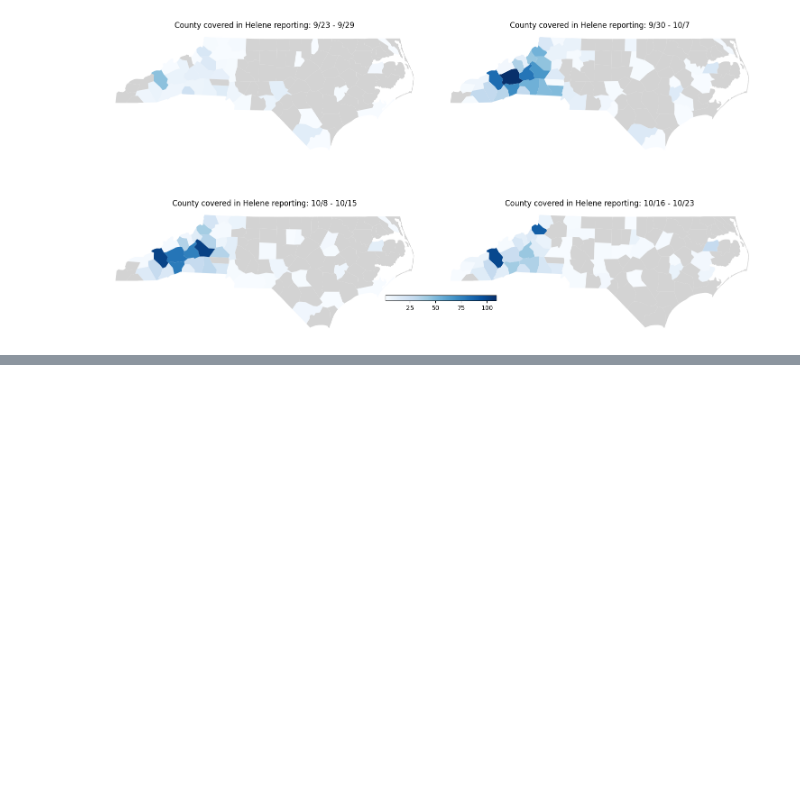
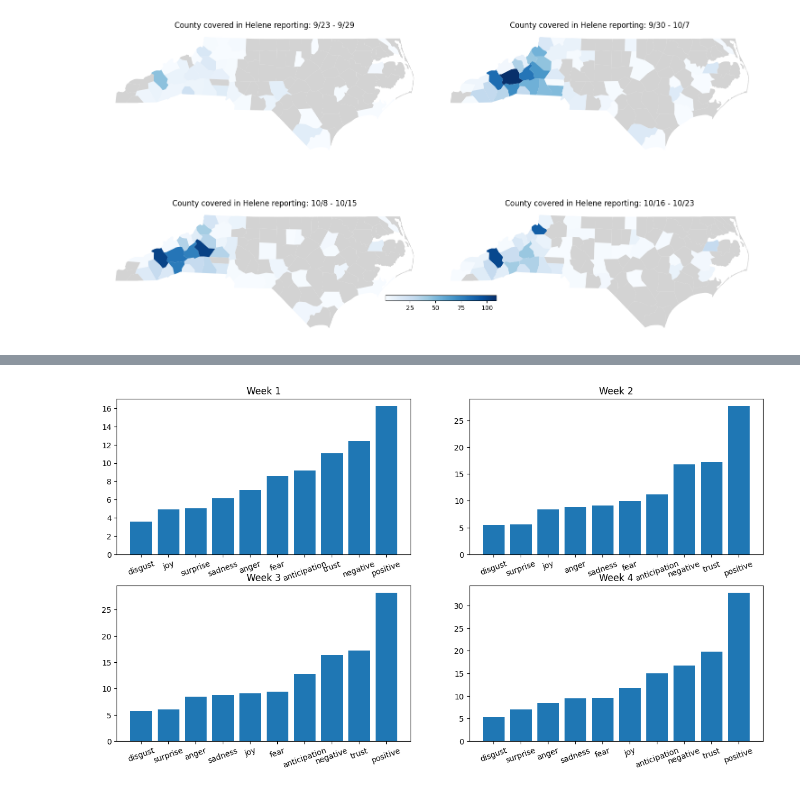
Before and after one commit to yanansun0074/helene_coverage, a Jupyter notebook: news_analysis.ipynb, the cells around one changed output, grey strips where cells are left out. Saved outputs shown, nothing was run; the diff lists cells and outputs as text; code cells hidden in the pictures; blank space fills up the shorter version.

```diff
--- a/news_analysis.ipynb
+++ b/news_analysis.ipynb
@@ -518,3 +685,26 @@ plt.show()
+# %%
+fig, axes = plt.subplots(2, 2, figsize=(15, 8))
+
+# First bar plot
+axes[0, 0].bar(one_emo['emotion'], one_emo['median'])
+axes[0, 0].set_title('Week 1')
+
+# Second bar plot
+axes[0, 1].bar(two_emo['emotion'], two_emo['median'])
+axes[0, 1].set_title('Week 2')
+
+# Third bar plot
+axes[1, 0].bar(three_emo['emotion'], three_emo['median'])
+axes[1, 0].set_title('Week 3')
+
+# Fourth bar plot
+axes[1, 1].bar(four_emo['emotion'], four_emo['median'])
+axes[1, 1].set_title('Week 4')
+
+for ax in axes.flat:
+    ax.tick_params(axis='x', rotation=20)
+# %% [output]
+[figure, added]
 # %%
 nc_geojson = "https://raw.githubusercontent.com/plotly/datasets/master/geojson-counties-fips.json"
 
```
Also changed, not shown: parts of 20 cells of this notebook.
